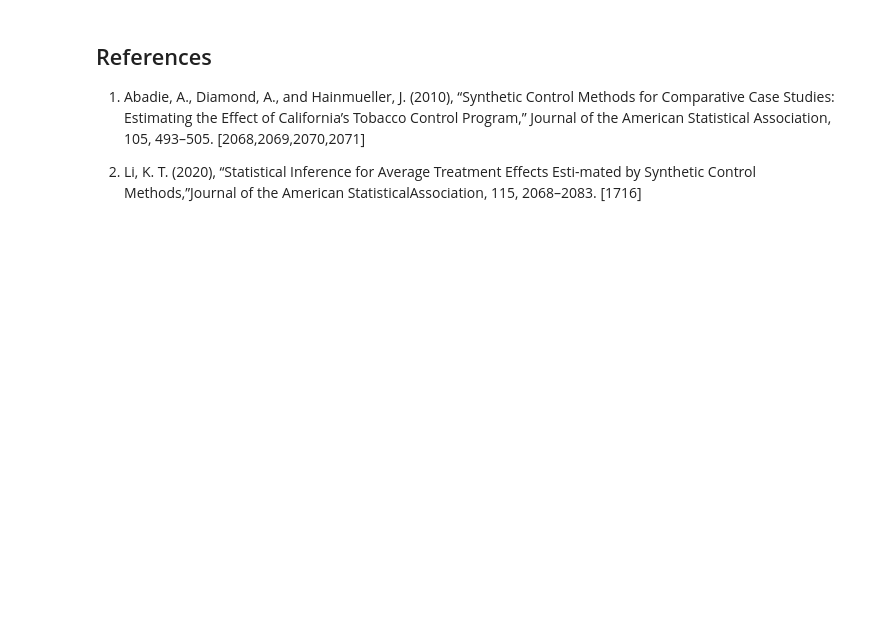
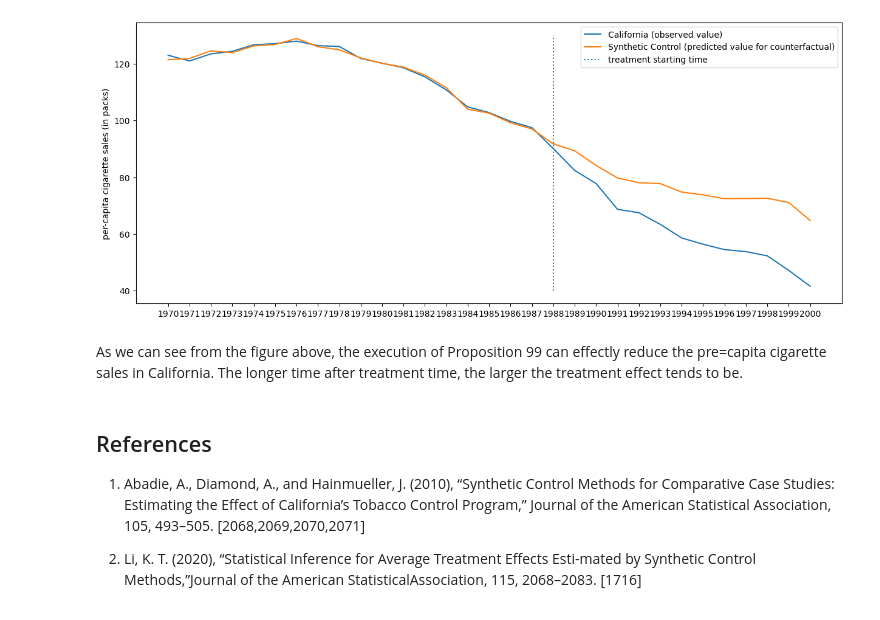
Before and after one commit to CausalDM/Causal-Decision-Making, a Jupyter notebook: _build/jupyter_execute/3_Causal_Effect_Learning/Scenario 3/Synthetic Control.ipynb, the cells around one changed output. Drawn from its saved outputs; the diff is of its cells as text; code cells hidden in the pictures; blank space fills up the shorter version.

```diff
--- a/_build/jupyter_execute/3_Causal_Effect_Learning/Scenario 3/Synthetic Control.ipynb
+++ b/_build/jupyter_execute/3_Causal_Effect_Learning/Scenario 3/Synthetic Control.ipynb
@@ -24,0 +65,20 @@ where
+# %%
+N = np.shape(smoke_R)[1]
+T = np.shape(smoke_R)[0]
+T0 = 18
+# %%
+# Step 1: calculate the weights to quantify the pre-exposure relationship between the treated unit and control units
+
+from sklearn import linear_model
+pre_expo_R_ctl = smoke_R.iloc[0:T0+1,1:N]
+pre_expo_R_trt = smoke_R.iloc[0:T0+1,0]
+post_expo_R_ctl = smoke_R.iloc[T0+1:T,1:N]
+post_expo_R_trt = smoke_R.iloc[T0+1:T,0]
+# fit a lasso regression to select the top units that have higher influence on the treated unit California
+
+clf = linear_model.Lasso(alpha=1)
+clf.fit(pre_expo_R_ctl, pre_expo_R_trt)
+
+print(clf.coef_)
+print(len(clf.coef_))
+#print(clf.intercept_)
@@ -25,3 +94,19 @@ where
+# %%
+# Step 2: using the weights estimated in Step 1 to estimate the counterfactual of treated unit (California) in post-exposure period
+post_expo_R_trt_counterfactual = clf.predict(post_expo_R_ctl)
+
+# now we use a plot to show the estimated post-treatment effect in California.
+import matplotlib.pyplot as plt
+plt.figure(figsize=(15,6))
+plt.plot(smoke_R.iloc[:,0], label = "California (observed value)")
+plt.plot(clf.predict(smoke_R.iloc[:,1:N]), label = "Synthetic Control (predicted value for counterfactual)")
+plt.vlines(x="1988", ymin=40, ymax=130, linestyle=":", label="treatment starting time")
+plt.ylabel("per-capita cigarette sales (in packs)")
+plt.legend();
+# %% [output]
+[figure, added]
+# %% [markdown]
+As we can see from the figure above, the execution of Proposition 99 can effectly reduce the pre=capita cigarette sales in California. The longer time after treatment time, the larger the treatment effect tends to be.
 # %% [markdown]
 ## References
 
```
Also changed, not shown: parts of 5 cells of this notebook, 24 other files.
